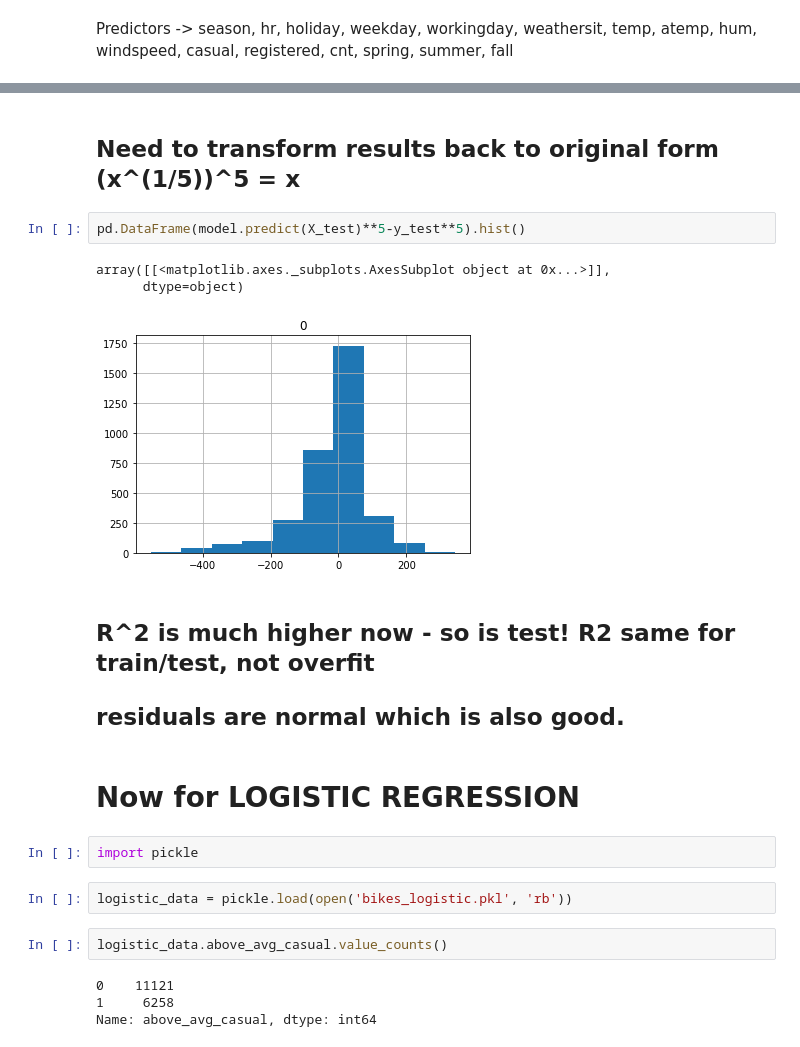
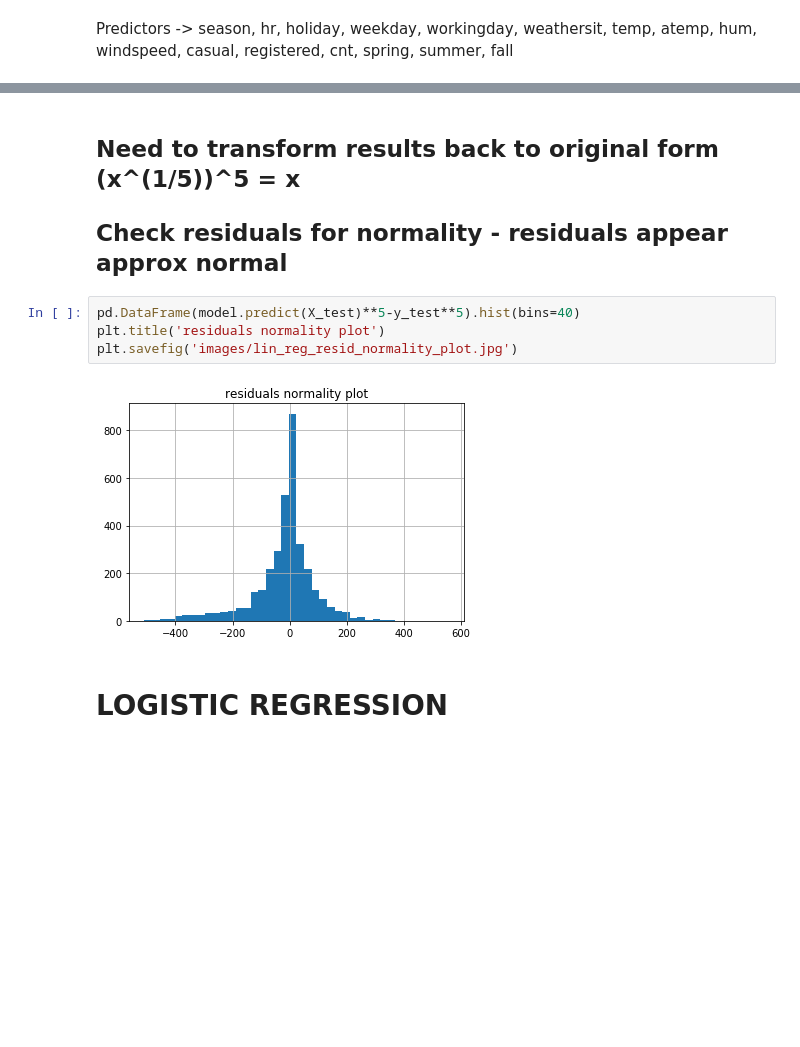
Before and after one commit to mzhou356/bike-sharing-regression, a Jupyter notebook: joe_bike_share_notebook.ipynb, the cells around one changed output, grey strips where cells are left out. Drawn from its saved outputs; the diff is of its cells as text; blank space fills up the shorter version.

Commit message:
cleaned notebook up, added images folder for figs, added confusion matrix to notebook and savefig statements to all figs

```diff
--- a/joe_bike_share_notebook.ipynb
+++ b/joe_bike_share_notebook.ipynb
@@ -243,23 +218,11 @@ train r2 0.7883433708078067
 # %% [markdown]
 ## Need to transform results back to original form (x^(1/5))^5 = x
+## Check residuals for normality - residuals appear approx normal
 # %%
-pd.DataFrame(model.predict(X_test)**5-y_test**5).hist()
+pd.DataFrame(model.predict(X_test)**5-y_test**5).hist(bins=40)
+plt.title('residuals normality plot')
+plt.savefig('images/lin_reg_resid_normality_plot.jpg')
 # %% [output]
-array([[<matplotlib.axes._subplots.AxesSubplot object at 0x...>]],
-      dtype=object)
-[figure, old version]
+[figure, new version]
-# %% [markdown]
-## R^2 is much higher now - so is test!  R2 same for train/test, not overfit
-## residuals are normal which is also good.
 # %% [markdown]
-# Now for LOGISTIC REGRESSION
+# LOGISTIC REGRESSION
-# %%
-import pickle
-# %%
-logistic_data = pickle.load(open('bikes_logistic.pkl', 'rb'))
-# %%
-logistic_data.above_avg_casual.value_counts()
-# %% [output]
-0    11121
-1     6258
-Name: above_avg_casual, dtype: int64
```
Also changed, not shown: parts of 27 cells of this notebook, 3 other files.
